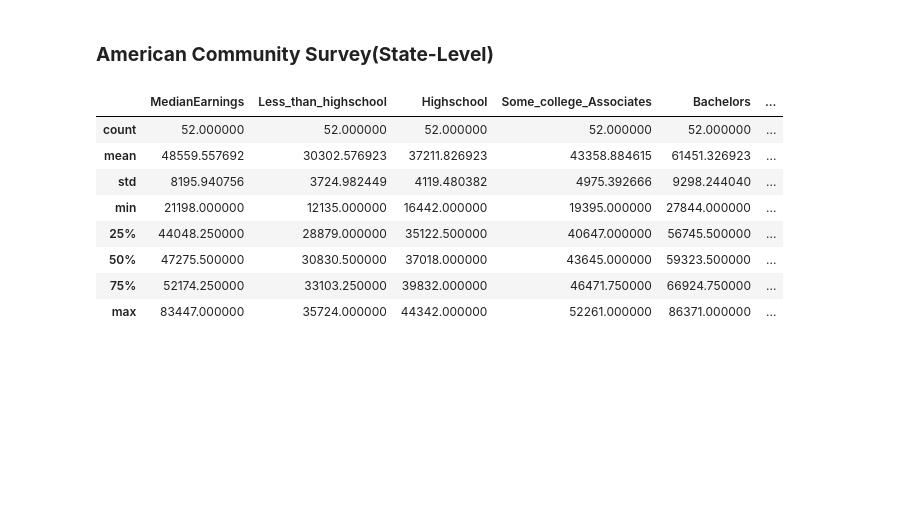
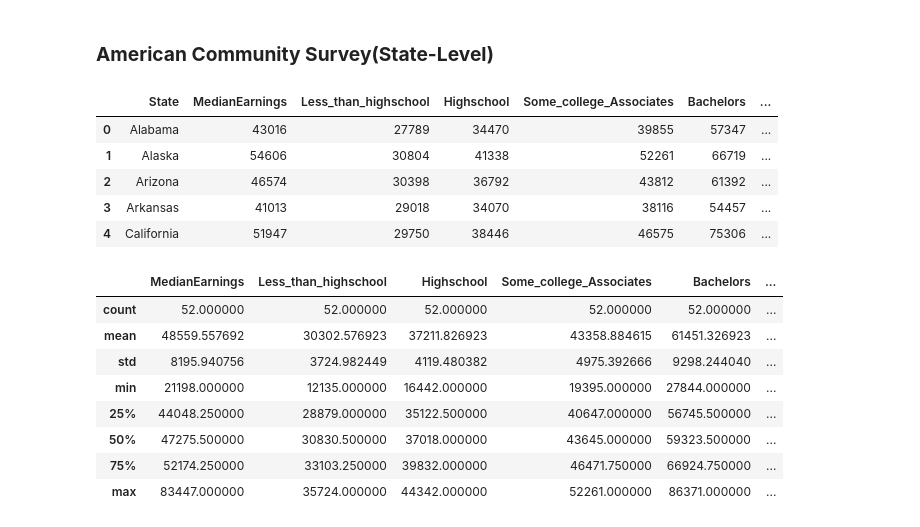
Before and after one commit to rachel1234561/ds2002project, a Jupyter notebook: analysis_viz.ipynb, the cells around one changed output. Cells and saved outputs as stored; diff of their text form; code cells hidden in the pictures; blank space fills up the shorter version.

```diff
--- a/analysis_viz.ipynb
+++ b/analysis_viz.ipynb
@@ -102,3 +115,21 @@ earnings_edu = pd.read_csv("state_earnings.csv")
+# %%
+#Load data from MongoDB
+client = MongoClient("mongodb+srv://<user>:<db_password>@cluster1.xvd5b.mongodb.net/?retryWrites=true&w=majority&appName=Cluster1")
+db = client['DS2002']
+earnings_edu = db['state_data']
+# %%
+#Convert dictionaries to dataframe
+earnings_edu=pd.DataFrame(list(earnings_edu.find()))
+# %%
+earnings_edu=earnings_edu.drop('_id',axis=1)
+earnings_edu.head()
+# %% [output]
+|  | State | MedianEarnings | Less_than_highschool | Highschool | Some_college_Associates | Bachelors | ... |
+| 0 | Alabama | 43016 | 27789 | 34470 | 39855 | 57347 | ... |
+| 1 | Alaska | 54606 | 30804 | 41338 | 52261 | 66719 | ... |
+| 2 | Arizona | 46574 | 30398 | 36792 | 43812 | 61392 | ... |
+| 3 | Arkansas | 41013 | 29018 | 34070 | 38116 | 54457 | ... |
+| 4 | California | 51947 | 29750 | 38446 | 46575 | 75306 | ... |
 # %%
 #Calculate descriptive stats
 earnings_edu.describe()
```
Also changed, not shown: parts of 5 cells of this notebook.
